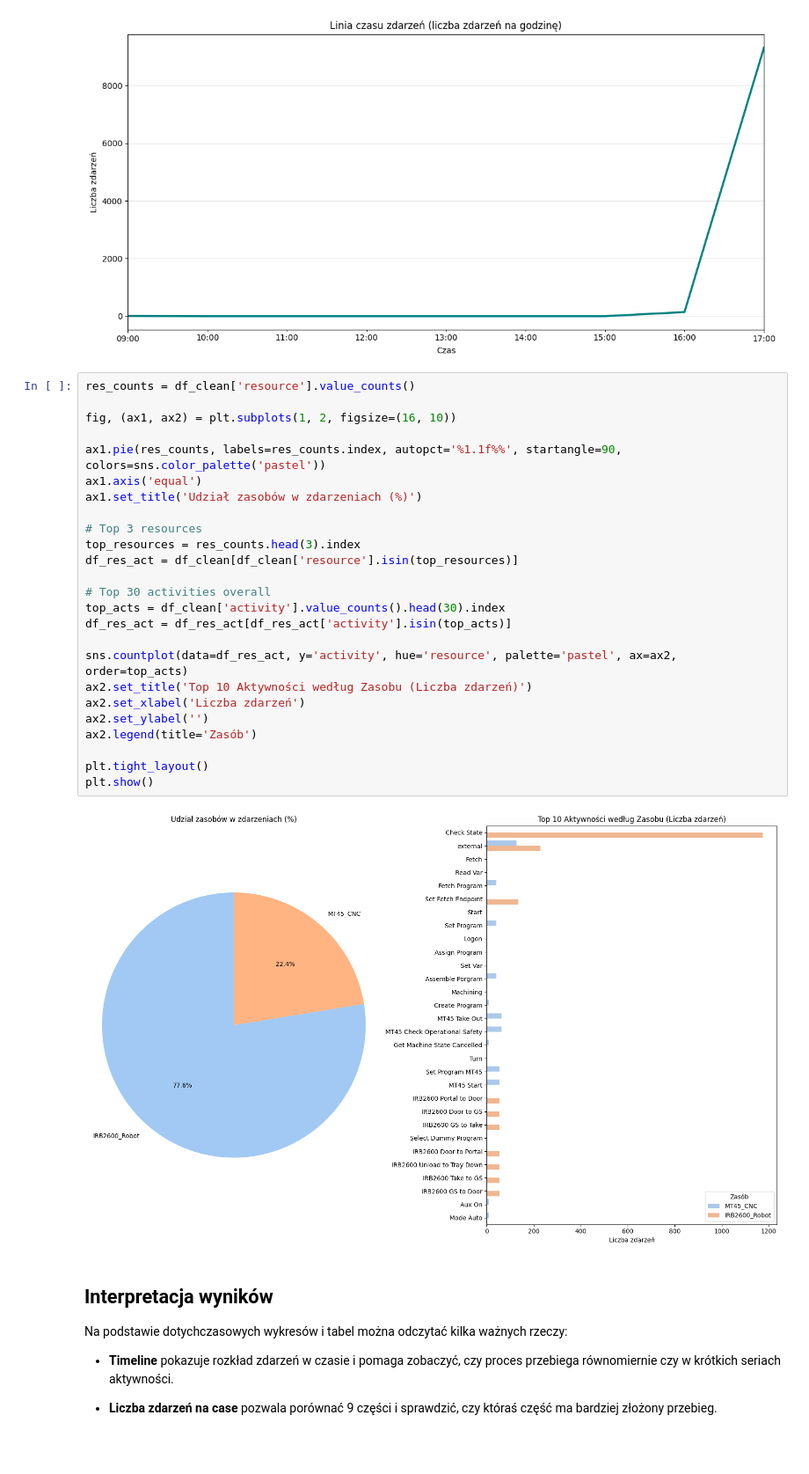
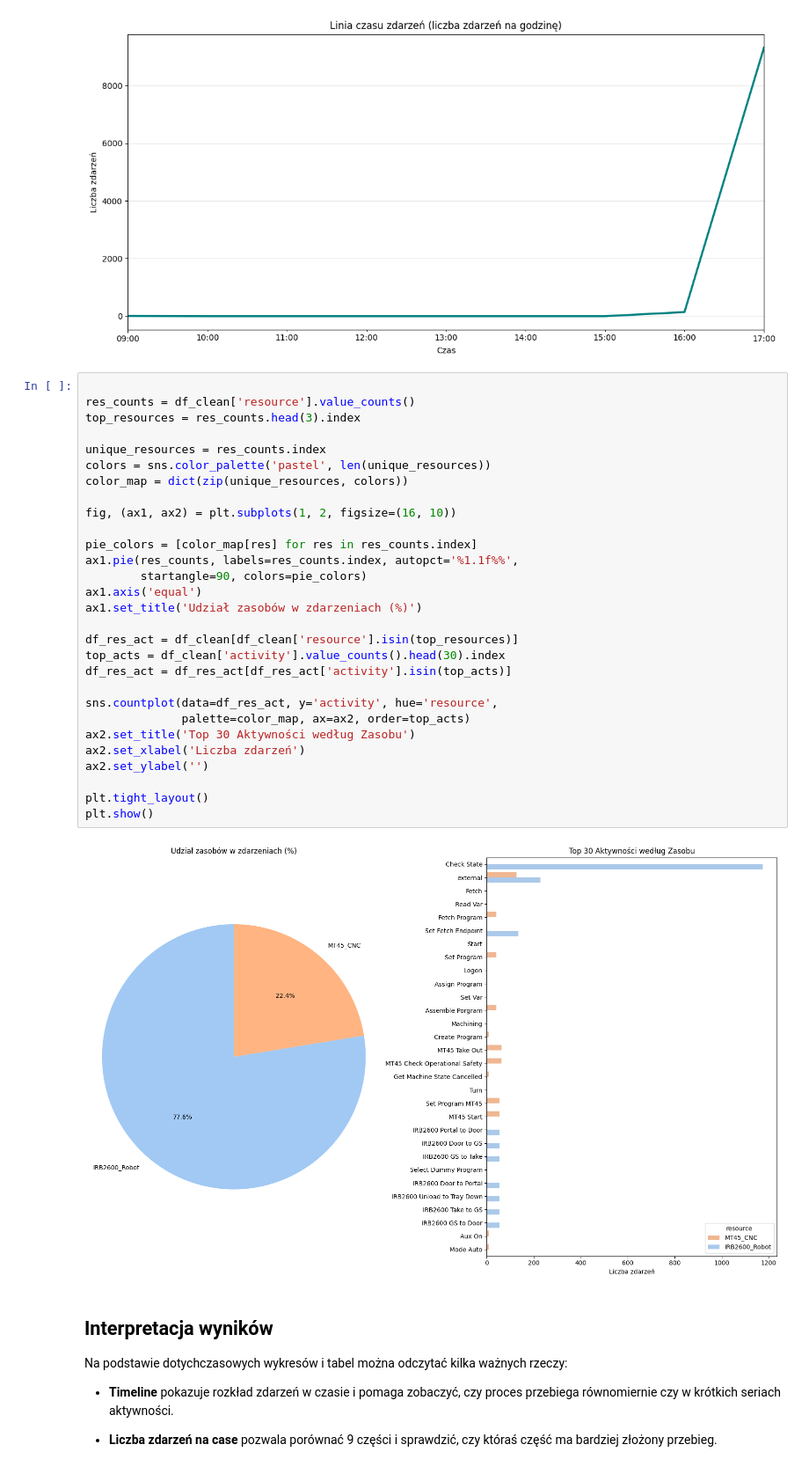
Before and after one commit to LukassF/BPA_XES_chess_pieces_project, a Jupyter notebook: milestone1.ipynb, the cells around one changed output. Shown at 88% size. Saved outputs shown, nothing was run; the diff lists cells and outputs as text.

Commit message:
fix/colors

```diff
--- a/milestone1.ipynb
+++ b/milestone1.ipynb
@@ -417,32 +417,36 @@ else:
 # %% [output]
 [figure]
 # %%
+
 res_counts = df_clean['resource'].value_counts()
+top_resources = res_counts.head(3).index
+
+unique_resources = res_counts.index
+colors = sns.color_palette('pastel', len(unique_resources))
+color_map = dict(zip(unique_resources, colors))
 
 fig, (ax1, ax2) = plt.subplots(1, 2, figsize=(16, 10))
 
-ax1.pie(res_counts, labels=res_counts.index, autopct='%1.1f%%', startangle=90, colors=sns.color_palette('pastel'))
+pie_colors = [color_map[res] for res in res_counts.index]
+ax1.pie(res_counts, labels=res_counts.index, autopct='%1.1f%%',
+        startangle=90, colors=pie_colors)
 ax1.axis('equal')
 ax1.set_title('Udział zasobów w zdarzeniach (%)')
 
-# Top 3 resources
-top_resources = res_counts.head(3).index
 df_res_act = df_clean[df_clean['resource'].isin(top_resources)]
-
-# Top 30 activities overall
 top_acts = df_clean['activity'].value_counts().head(30).index
 df_res_act = df_res_act[df_res_act['activity'].isin(top_acts)]
 
-sns.countplot(data=df_res_act, y='activity', hue='resource', palette='pastel', ax=ax2, order=top_acts)
-ax2.set_title('Top 10 Aktywności według Zasobu (Liczba zdarzeń)')
+sns.countplot(data=df_res_act, y='activity', hue='resource',
+              palette=color_map, ax=ax2, order=top_acts)
+ax2.set_title('Top 30 Aktywności według Zasobu')
 ax2.set_xlabel('Liczba zdarzeń')
 ax2.set_ylabel('')
-ax2.legend(title='Zasób')
 
 plt.tight_layout()
 plt.show()
 # %% [output]
-[figure, old version]
+[figure, new version]
 # %% [markdown]
 ## Interpretacja wyników
 
```
